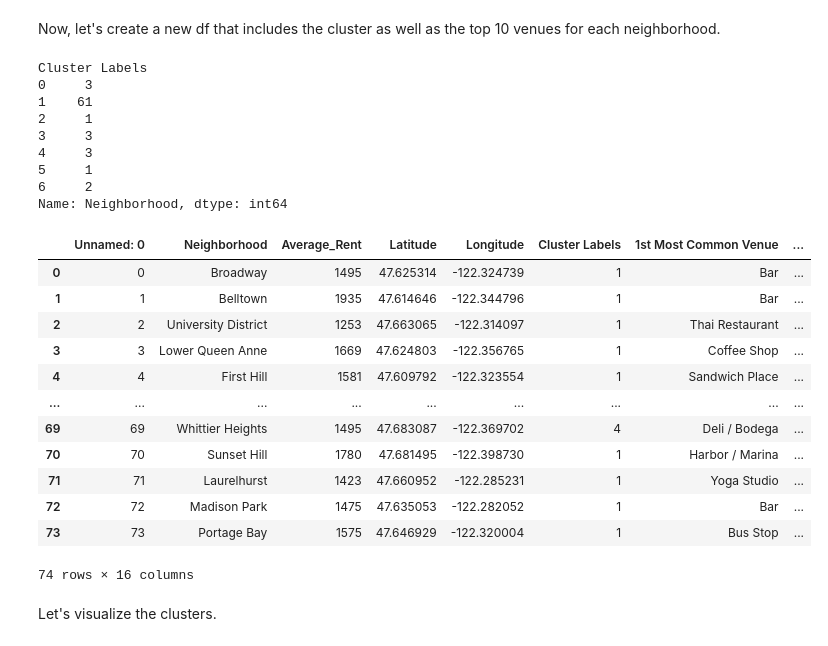
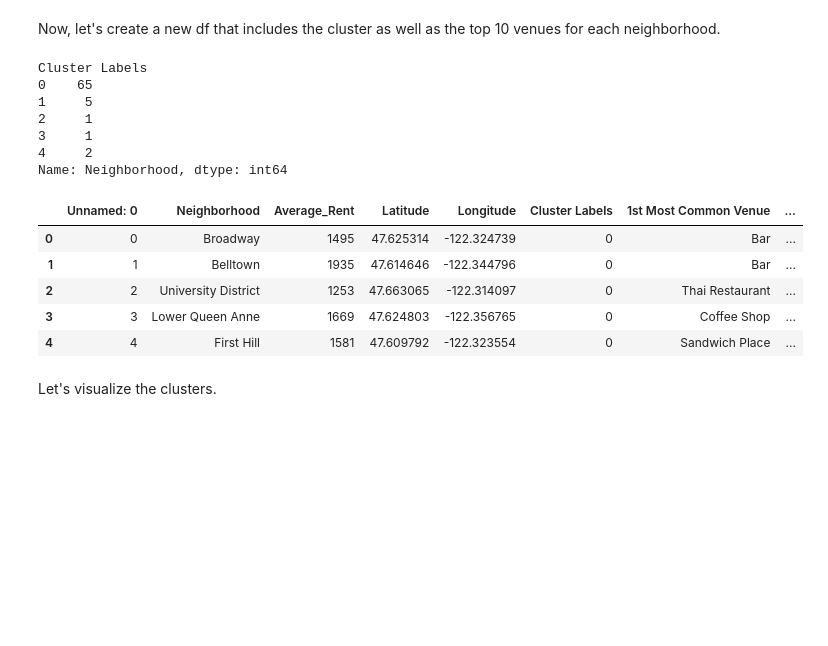
Before and after one commit to matakahas/IBM_capstone, a Jupyter notebook: Capstone_Project.ipynb, the cells around one changed output. Cells and saved outputs as stored; diff of their text form; code cells hidden in the pictures; blank space fills up the shorter version.

```diff
--- a/Capstone_Project.ipynb
+++ b/Capstone_Project.ipynb
@@ -124,8 +125,8 @@ map_Seattle
 # %% [markdown]
 I'll first define Foursquare credentials and version.
 # %%
-CLIENT_ID = 'JQTSUMMAW4B4PCAVBUSJCXJBCX4ICX353MVBHQANDEKSYYKU'
-CLIENT_SECRET = 'VWYLGGF3HHKBC1ZAPMAUF5DYWBN4ZWQTDCWOB4FOIO11U0LL'
+CLIENT_ID = 'hidden'
+CLIENT_SECRET = 'hidden'
 VERSION = '20201212'
 LIMIT = 100
 # %% [markdown]
@@ -323,5 +295,5 @@ It looks like the elbow is around 7. Let us try grouping neighborhoods into 7 cl
 # %%
-kclusters = 7
+kclusters = 5
 kmeans = KMeans(n_clusters=kclusters, random_state=0).fit(Seattle_grouped_clustering)
 kmeans.labels_[0:10]
 # %% [output]
@@ -336,30 +308,21 @@ Seattle_merged = Seattle_merged.join(neighborhoods_venues_sorted.set_index('Neig
 Seattle_merged.groupby('Cluster Labels')['Neighborhood'].count()
 # %% [output]
 Cluster Labels
-0     3
-1    61
+0    65
+1     5
 2     1
-3     3
-4     3
-5     1
-6     2
+3     1
+4     2
 Name: Neighborhood, dtype: int64
 # %%
-Seattle_merged
+Seattle_merged.head()
 # %% [output]
 |  | Unnamed: 0 | Neighborhood | Average_Rent | Latitude | Longitude | Cluster Labels | 1st Most Common Venue | ... |
-| 0 | 0 | Broadway | 1495 | 47.625314 | -122.324739 | 1 | Bar | ... |
-| 1 | 1 | Belltown | 1935 | 47.614646 | -122.344796 | 1 | Bar | ... |
-| 2 | 2 | University District | 1253 | 47.663065 | -122.314097 | 1 | Thai Restaurant | ... |
-| 3 | 3 | Lower Queen Anne | 1669 | 47.624803 | -122.356765 | 1 | Coffee Shop | ... |
-| 4 | 4 | First Hill | 1581 | 47.609792 | -122.323554 | 1 | Sandwich Place | ... |
-| ... | ... | ... | ... | ... | ... | ... | ... | ... |
-| 69 | 69 | Whittier Heights | 1495 | 47.683087 | -122.369702 | 4 | Deli / Bodega | ... |
-| 70 | 70 | Sunset Hill | 1780 | 47.681495 | -122.398730 | 1 | Harbor / Marina | ... |
-| 71 | 71 | Laurelhurst | 1423 | 47.660952 | -122.285231 | 1 | Yoga Studio | ... |
-| 72 | 72 | Madison Park | 1475 | 47.635053 | -122.282052 | 1 | Bar | ... |
-| 73 | 73 | Portage Bay | 1575 | 47.646929 | -122.320004 | 1 | Bus Stop | ... |
+| 0 | 0 | Broadway | 1495 | 47.625314 | -122.324739 | 0 | Bar | ... |
+| 1 | 1 | Belltown | 1935 | 47.614646 | -122.344796 | 0 | Bar | ... |
+| 2 | 2 | University District | 1253 | 47.663065 | -122.314097 | 0 | Thai Restaurant | ... |
+| 3 | 3 | Lower Queen Anne | 1669 | 47.624803 | -122.356765 | 0 | Coffee Shop | ... |
+| 4 | 4 | First Hill | 1581 | 47.609792 | -122.323554 | 0 | Sandwich Place | ... |
-74 rows × 16 columns
 # %% [markdown]
 Let's visualize the clusters.
 # %%
```
Also changed, not shown: parts of 55 cells of this notebook, 3 other files.
